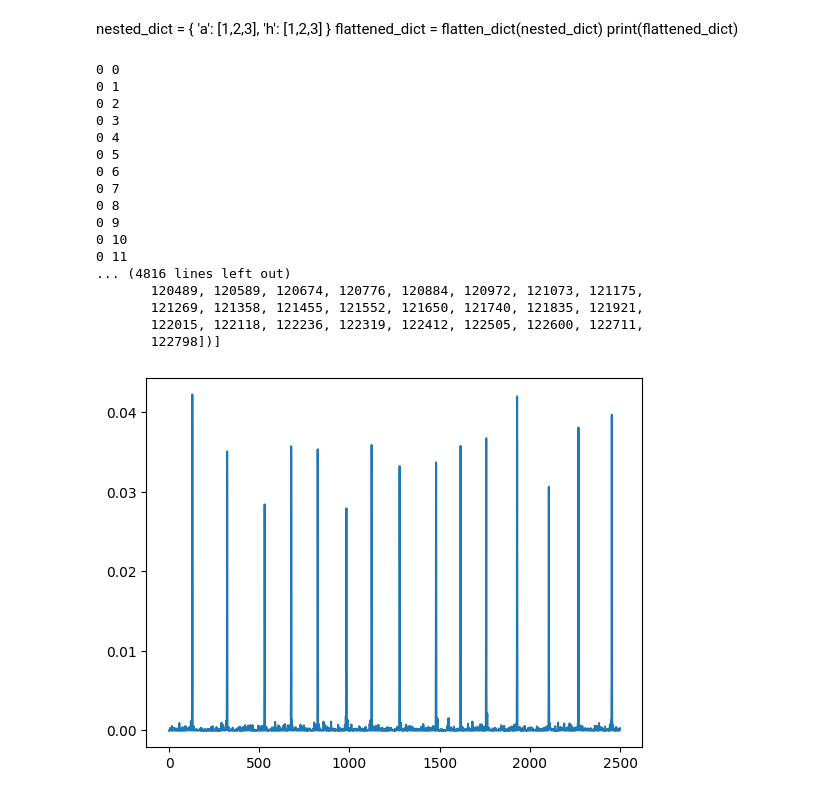
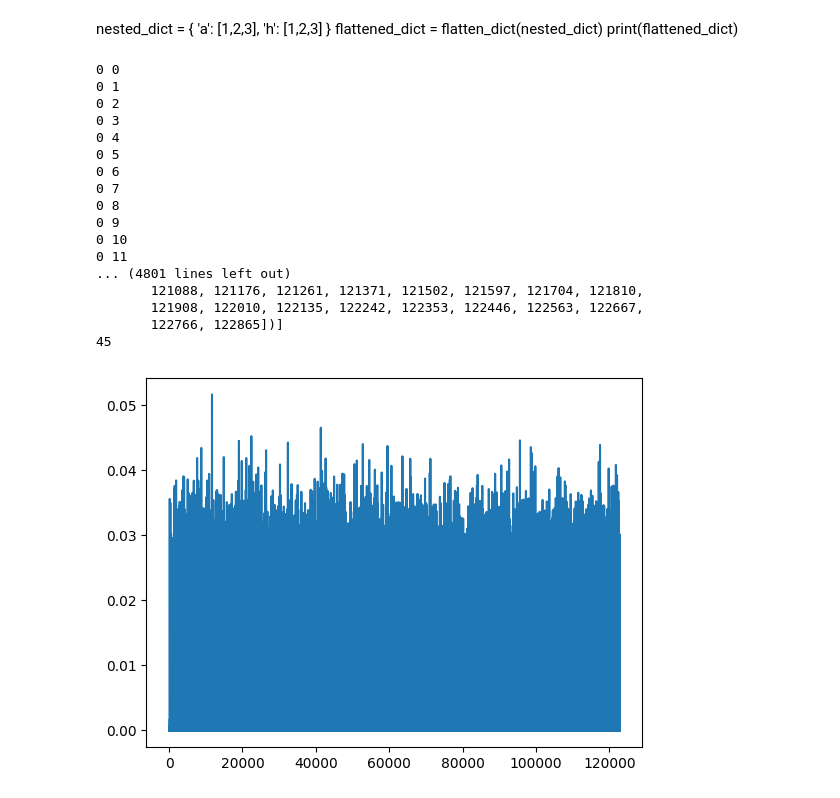
Before and after one commit to DanielFasel/realtime-emg-batch-decomposition, a Jupyter notebook: calibration_decomp/calibrationAlgorithm.ipynb, the cells around one changed output. Drawn from its saved outputs; the diff is of its cells as text; code cells hidden in the pictures.

```diff
--- a/calibration_decomp/calibrationAlgorithm.ipynb
+++ b/calibration_decomp/calibrationAlgorithm.ipynb
@@ -742,12 +756,15 @@ for unit_idx_a in range(unit_count):
         silhouette_good.append(silhouette_mx[duplicate_unit_cov[index][0]])
         cluster_good.append(cluster_centers_mx[duplicate_unit_cov[index][0]])
         norm_fact_good.append(norm_factor_mx[duplicate_unit_cov[index][0]])
+        print("test")
+        print(duplicate_unit_cov[index][0])
+        print(interval_indices_mx[duplicate_unit_cov[index][0]])
 
-
-
+print(unit_count)
 print('Result')
 print(independent_unit_idx)
 print(BUONA)
+print(len(BUONA))
 # %% [output]
 0 0
 0 1
@@ -761,18 +778,18 @@ print(BUONA)
 0 9
 0 10
 0 11
-... (4816 lines left out)
-       120489, 120589, 120674, 120776, 120884, 120972, 121073, 121175,
-       121269, 121358, 121455, 121552, 121650, 121740, 121835, 121921,
-       122015, 122118, 122236, 122319, 122412, 122505, 122600, 122711,
-       122798])]
+... (4801 lines left out)
+       121088, 121176, 121261, 121371, 121502, 121597, 121704, 121810,
+       121908, 122010, 122135, 122242, 122353, 122446, 122563, 122667,
+       122766, 122865])]
+45
 # %%
-   if not(show_plot):
-        plt.figure(8)
-        plt.plot(tvi_mx[0][95500:98000])
-        plt.show()
+if not(show_plot):
+      plt.figure(8)
+      plt.plot(tvi_mx[40])
+      plt.show()
 # %% [output]
-[figure, old version]
+[figure, new version]
 # %%
 
 for tvi_values in tvi_good:
```
Also changed, not shown: parts of 6 cells of this notebook, 1 other file.
